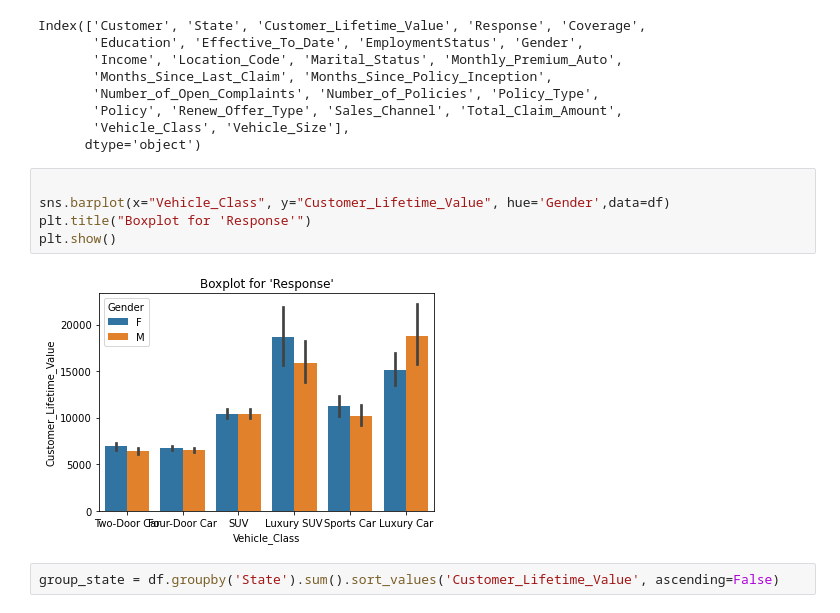
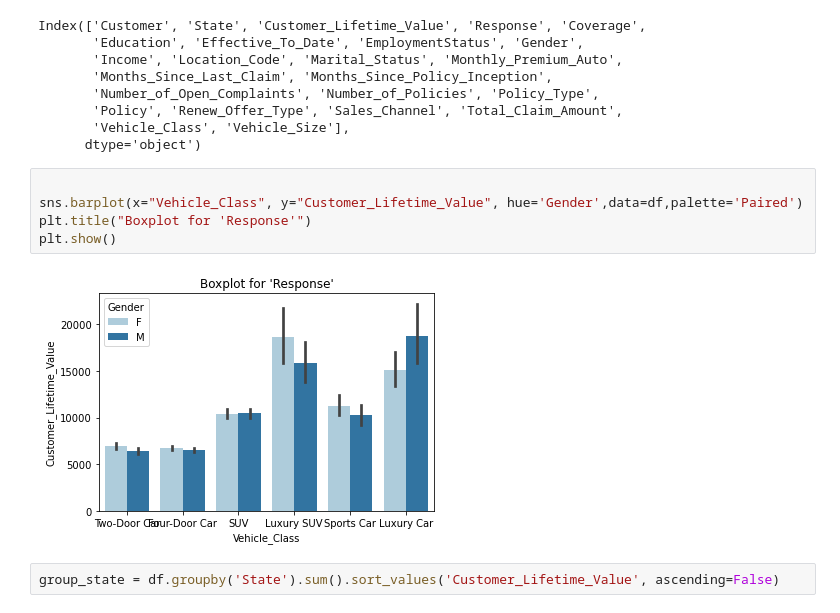
Before and after one commit to armine-pyan/Data_vis, a Jupyter notebook: HW1_EDA.ipynb, the cells around one changed output. Saved outputs shown, nothing was run; the diff lists cells and outputs as text.

```diff
--- a/HW1_EDA.ipynb
+++ b/HW1_EDA.ipynb
@@ -201,11 +207,11 @@ Index(['Customer', 'State', 'Customer_Lifetime_Value', 'Response', 'Coverage',
       dtype='object')
 # %%
 
-sns.barplot(x="Vehicle_Class", y="Customer_Lifetime_Value", hue='Gender',data=df)
+sns.barplot(x="Vehicle_Class", y="Customer_Lifetime_Value", hue='Gender',data=df,palette='Paired')
 plt.title("Boxplot for 'Response'")
 plt.show()
 # %% [output]
-[figure, old version]
+[figure, new version]
 # %%
 group_state = df.groupby('State').sum().sort_values('Customer_Lifetime_Value', ascending=False)
 # %%
```
Also changed, not shown: parts of 8 cells of this notebook.
